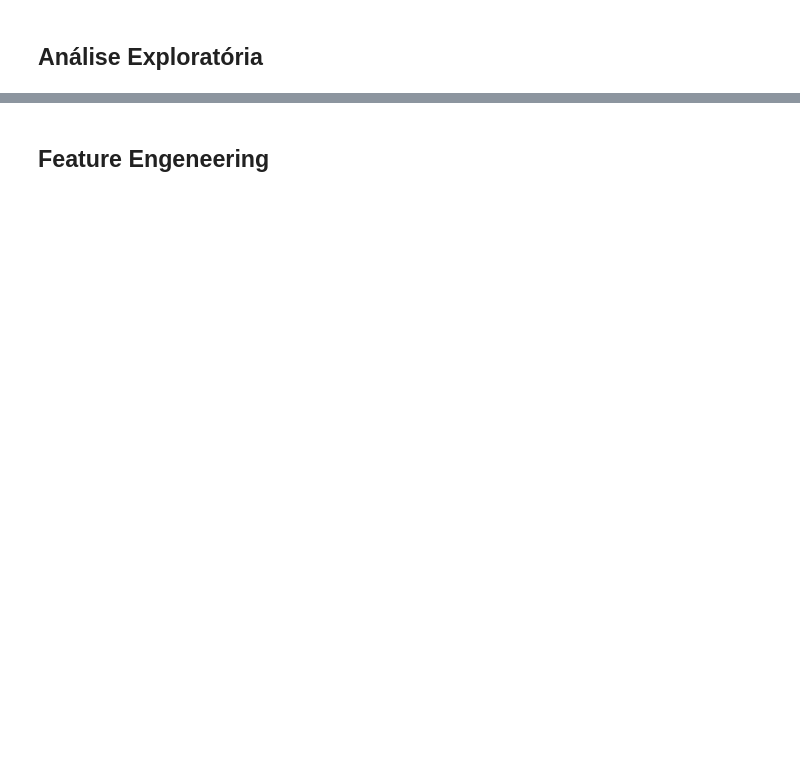
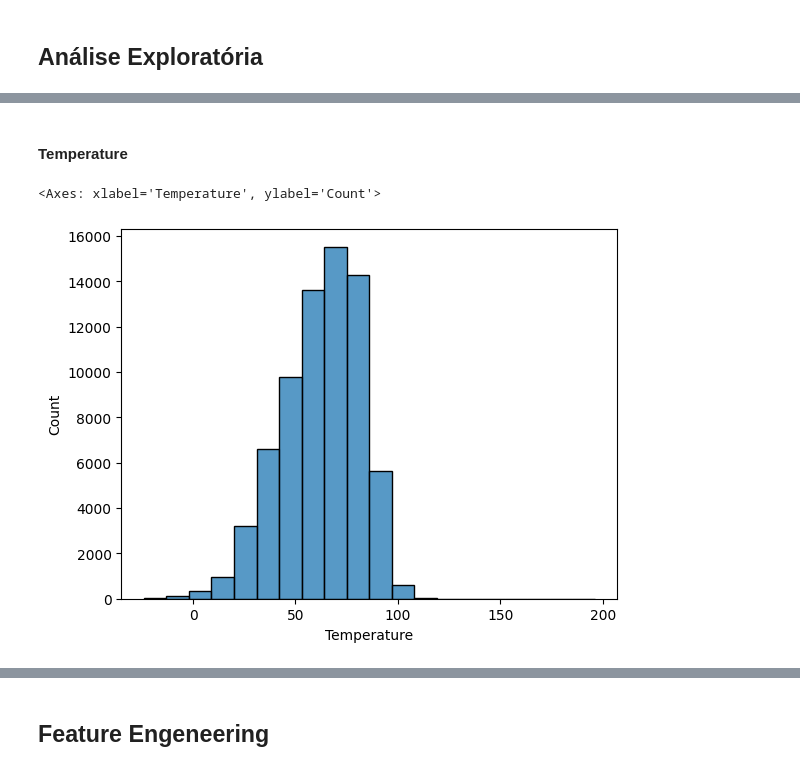
Before and after one commit to ArthurMesquita96/Traffic-Accident-Analysis, a Jupyter notebook: projeto_accidents.ipynb, the cells around one changed output, grey strips where cells are left out. Saved outputs shown, nothing was run; the diff lists cells and outputs as text; code cells hidden in the pictures; blank space fills up the shorter version.

```diff
--- a/projeto_accidents.ipynb
+++ b/projeto_accidents.ipynb
@@ -331,0 +285,14 @@ barplot(
+# %% [markdown]
+#### Temperature
+# %%
+histplot(
+    data = data_in_pandas,
+    query = '''
+        SELECT
+            ROUND(`Temperature(F)`, 0) AS Temperature
+        FROM data
+    ''',
+    bins = 20)
+# %% [output]
+<Axes: xlabel='Temperature', ylabel='Count'>
+[figure, added]
```
Also changed, not shown: parts of 56 cells of this notebook.
